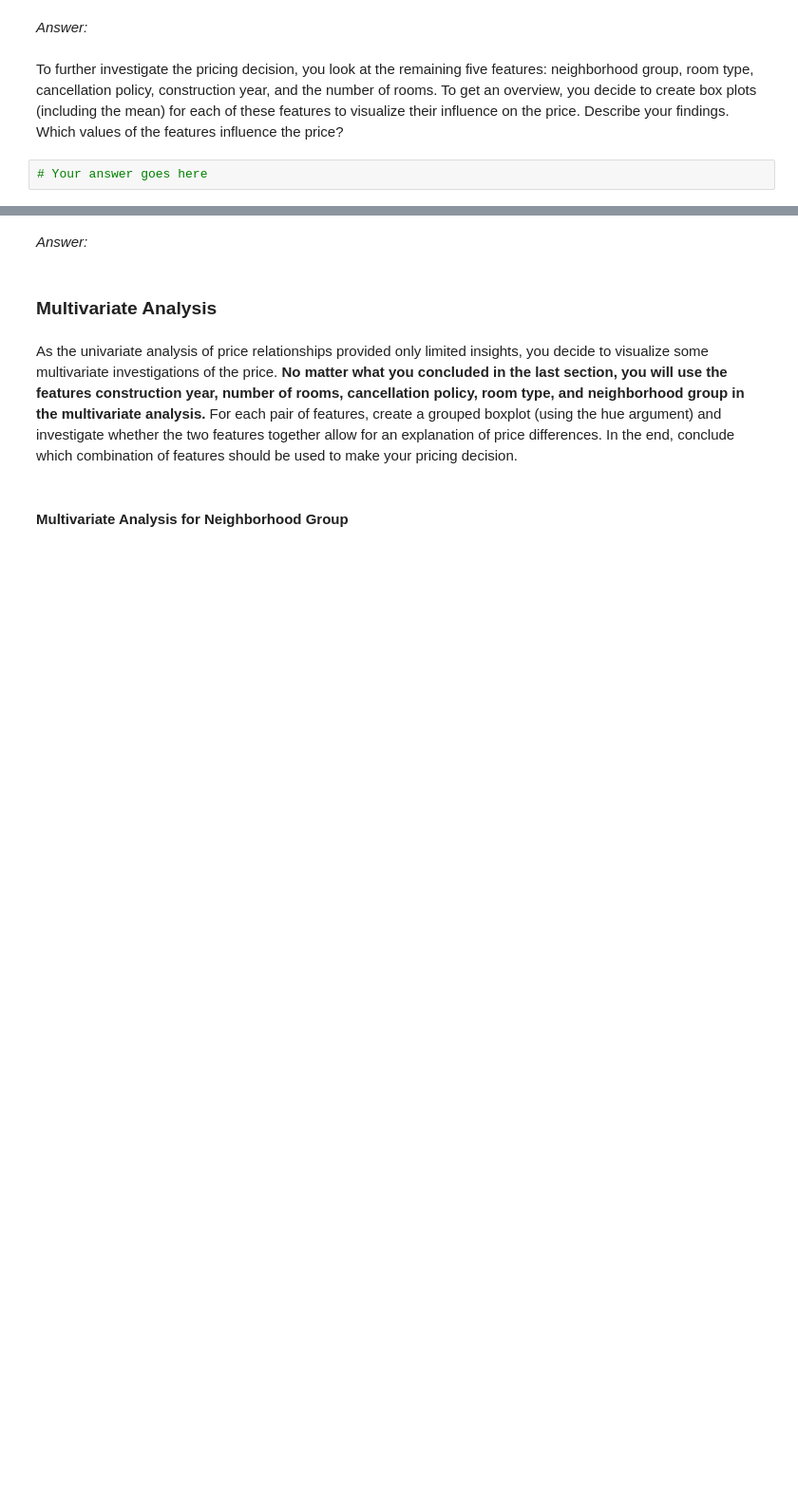
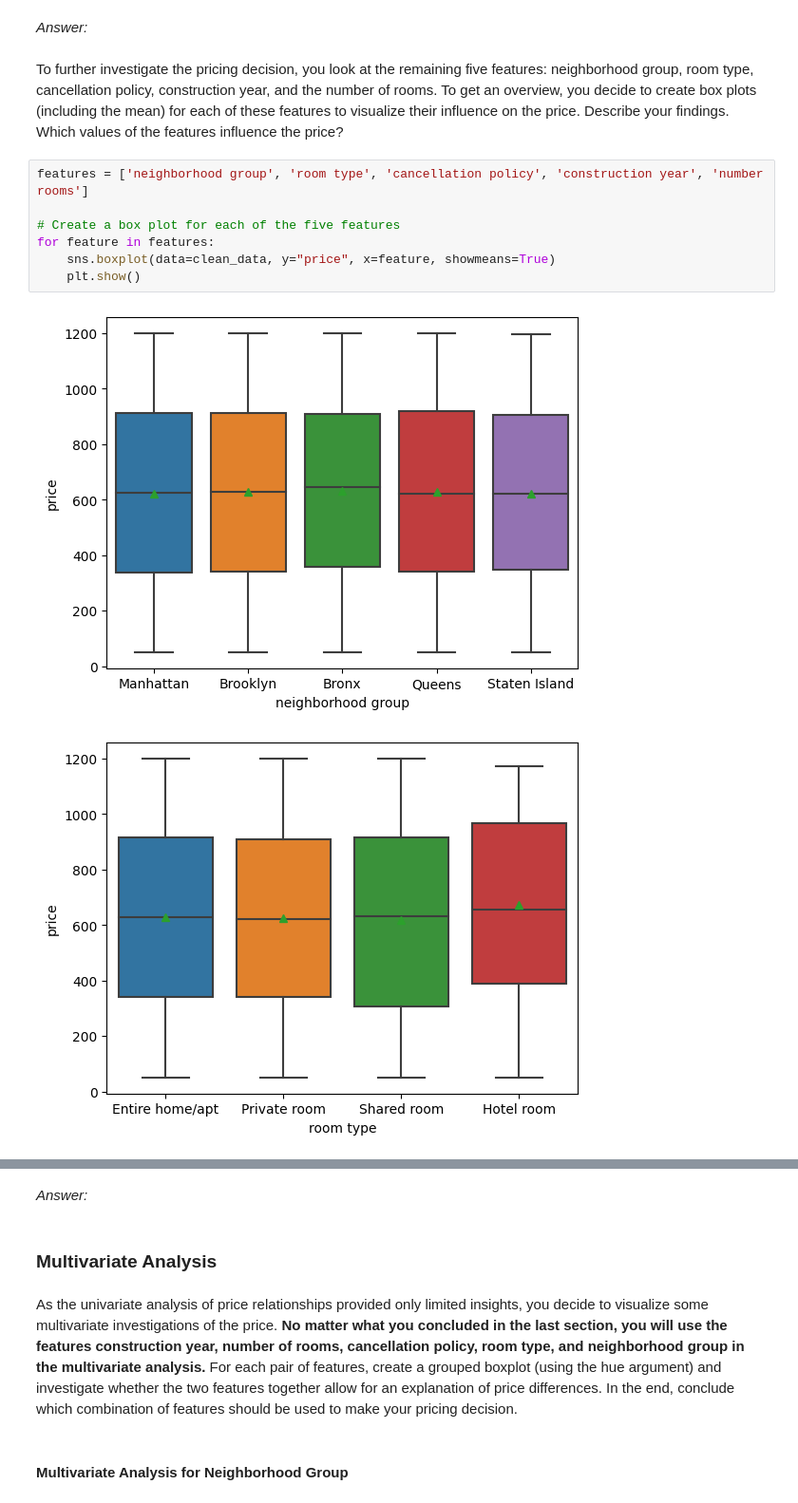
Before and after one commit to victorroferz/Data-Science-RWTH-Course, a Jupyter notebook: assignment_1.ipynb, the cells around one changed output, grey strips where cells are left out. Shown at 95% size. Cells and saved outputs as stored; diff of their text form; blank space fills up the shorter version.

```diff
--- a/assignment_1.ipynb
+++ b/assignment_1.ipynb
@@ -112,4 +234,12 @@ _Answer:_
 To further investigate the pricing decision, you look at the remaining five features: neighborhood group, room type, cancellation policy, construction year, and the number of rooms.
 To get an overview, you decide to create box plots (including the mean) for each of these features to visualize their influence on the price. Describe your findings. Which values of the features influence the price?
 # %%
-# Your answer goes here
+features = ['neighborhood group', 'room type', 'cancellation policy', 'construction year', 'number rooms']
+
+# Create a box plot for each of the five features
+for feature in features:
+    sns.boxplot(data=clean_data, y="price", x=feature, showmeans=True)
+    plt.show()
+# %% [output]
+[figure, added]
+[figure, added]
```
Also changed, not shown: parts of 32 cells of this notebook.
